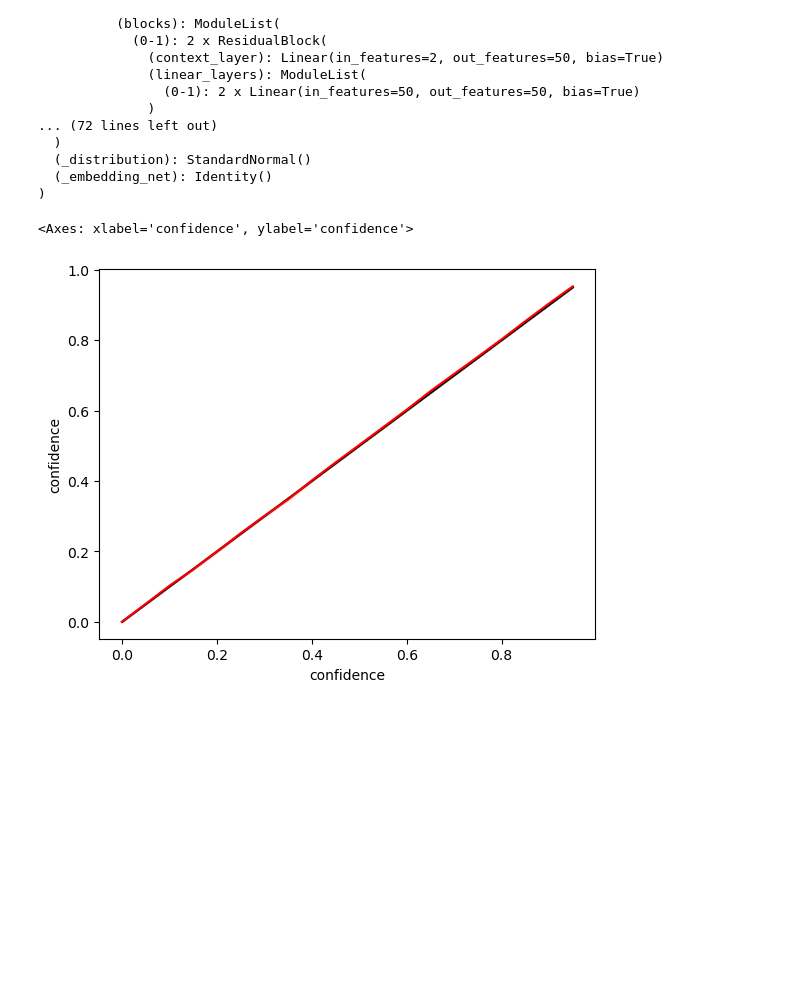
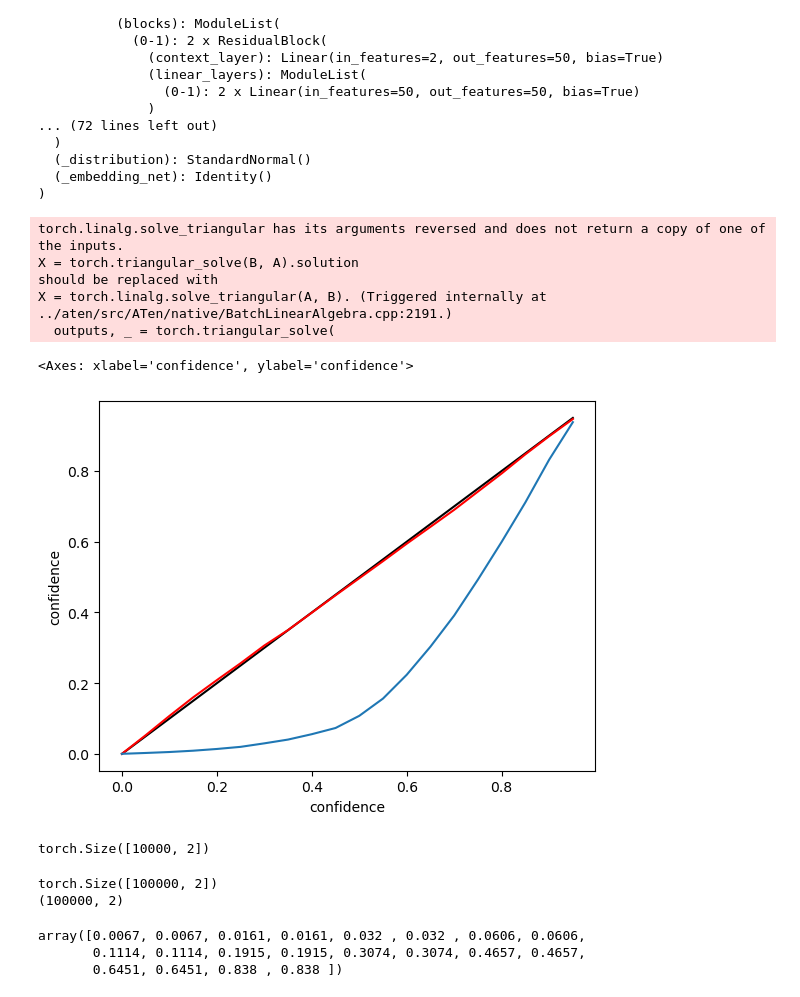
Before and after one commit to yashpatel5400/canvi, a Jupyter notebook: canvi/conformalize_sbibm.ipynb, the cells around one changed output. Cells and saved outputs as stored; diff of their text form; code cells hidden in the pictures; blank space fills up the shorter version.

```diff
--- a/canvi/conformalize_sbibm.ipynb
+++ b/canvi/conformalize_sbibm.ipynb
@@ -75,19 +65,45 @@ test_xs = xs[1:]
 # %%
-
 num_coverage_pts = 20
 desired_coverages = [(1 / num_coverage_pts) * k for k in range(num_coverage_pts)]
 
-cal_scores = 1 / encoder.log_prob(calibration_theta.to(device), calibration_x.to(device)).detach().cpu().exp().numpy()
+cal_scores = 1 / encoder.log_prob(calibration_theta, calibration_x).detach().cpu().exp().numpy()
 conformal_quantiles = np.array([np.quantile(cal_scores, q = coverage) for coverage in desired_coverages])
 # %%
 def coverage_trial(test_theta, test_x):
-    test_scores = 1 / encoder.log_prob(test_theta.to(device), test_x.to(device)).detach().cpu().exp().numpy()
+    test_scores = 1 / encoder.log_prob(test_theta, test_x).detach().cpu().exp().numpy()
     return [np.sum(test_scores < conformal_quantile) / trial_sims for conformal_quantile in conformal_quantiles]
+# %%
+def var_coverage_trial(test_theta, test_x):
+    variational_dist_samples = 100
+    empirical_theta_dist = encoder.sample((variational_dist_samples), test_x)
+    sample_x = np.transpose(np.tile(test_x, (variational_dist_samples,1,1)), (1, 0, 2))
+
+    flat_empirical_theta_dist = empirical_theta_dist.reshape(-1, empirical_theta_dist.shape[-1])
+    flat_sample_x = sample_x.reshape(-1, empirical_theta_dist.shape[-1])
+    var_probs = encoder.log_prob(flat_empirical_theta_dist, flat_sample_x).detach()
+    var_log_probs = var_probs.reshape((trial_sims, -1))
+    unnorm_probabilities = var_log_probs.cpu().exp().numpy()
+
+    var_quantiles = []
+    for k, desired_coverage in enumerate(desired_coverages):
+        var_quantiles.append(np.quantile(unnorm_probabilities, q = 1 - desired_coverage, method="inverted_cdf", axis=1))
+    var_quantiles = np.transpose(np.array(var_quantiles), (1, 0))
+
+    predicted_prob = encoder.log_prob(test_theta, test_x).cpu().exp().detach().numpy()
+    tiled_predicted_probs = np.tile(predicted_prob.reshape(-1,1), (1,20))
+    return np.sum(tiled_predicted_probs > var_quantiles, axis=0) / trial_sims
 # %%
 dfs = []
 for i in range(total_trials):
     df = pd.DataFrame(columns=["confidence", "coverages"])
     df["confidence"] = desired_coverages
     df["coverages"] = coverage_trial(test_thetas[i], test_xs[i])
+    df["var_coverages"] = var_coverage_trial(test_thetas[i], test_xs[i])
     dfs.append(df)
 df = pd.concat(dfs)
+# %% [output]
+torch.linalg.solve_triangular has its arguments reversed and does not return a copy of one of the inputs.
+X = torch.triangular_solve(B, A).solution
+should be replaced with
+X = torch.linalg.solve_triangular(A, B). (Triggered internally at ../aten/src/ATen/native/BatchLinearAlgebra.cpp:2191.)
+  outputs, _ = torch.triangular_solve(
@@ -96,6 +110,34 @@ empirical_theta_dist = encoder.sample((trial_sims,))
 # %%
 sns.lineplot(data=df, x="confidence", y="confidence", color="black", linestyle="-")
 sns.lineplot(data=df, x="confidence", y="coverages", color="red", linestyle="-")
+sns.lineplot(data=df, x="confidence", y="var_coverages")
 # %% [output]
 <Axes: xlabel='confidence', ylabel='confidence'>
-[figure, old version]
+[figure, new version]
+# %%
+test_xs[0].shape
+# %% [output]
+torch.Size([10000, 2])
+# %%
+variational_dist_samples = 10
+encoder.to(device)
+empirical_theta_dist = encoder.sample((variational_dist_samples), test_xs[0])
+sample_x = np.transpose(np.tile(test_xs[0], (variational_dist_samples,1,1)), (1, 0, 2))
+
+flat_empirical_theta_dist = empirical_theta_dist.reshape(-1, empirical_theta_dist.shape[-1])
+flat_sample_x = sample_x.reshape(-1, empirical_theta_dist.shape[-1])
+var_probs = encoder.log_prob(flat_empirical_theta_dist, flat_sample_x).detach()
+var_log_probs = var_probs.reshape((10_000, -1))
+unnorm_probabilities = var_log_probs.cpu().exp().numpy()
+
+var_quantiles = []
+for k, desired_coverage in enumerate(desired_coverages):
+    var_quantiles.append(np.quantile(unnorm_probabilities, q = 1 - desired_coverage, method="inverted_cdf", axis=1))
+var_quantiles = np.transpose(np.array(var_quantiles), (1, 0))
+
+predicted_prob = encoder.log_prob(test_xs[0], test_thetas[0]).cpu().exp().detach().numpy()
+tiled_predicted_probs = np.tile(predicted_prob.reshape(-1,1), (1,20))
+variational_cov = np.sum(tiled_predicted_probs > var_quantiles, axis=0)
+# %% [output]
+torch.Size([100000, 2])
+(100000, 2)
@@ -101,0 +182,6 @@ sns.lineplot(data=df, x="confidence", y="coverages", color="red", linestyle="-")
+# %%
+variational_coverages / 10_000
+# %% [output]
+array([0.0067, 0.0067, 0.0161, 0.0161, 0.032 , 0.032 , 0.0606, 0.0606,
+       0.1114, 0.1114, 0.1915, 0.1915, 0.3074, 0.3074, 0.4657, 0.4657,
+       0.6451, 0.6451, 0.838 , 0.838 ])
```
Also changed, not shown: parts of 12 cells of this notebook, 1 other file.
